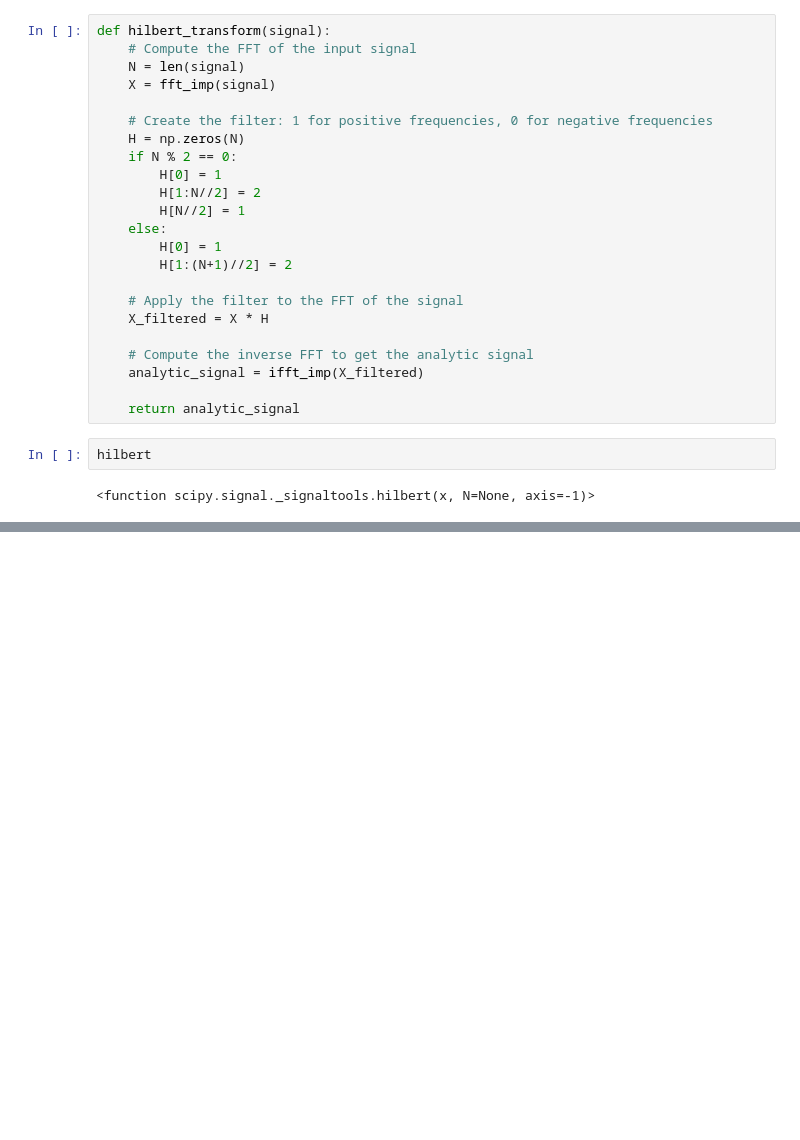
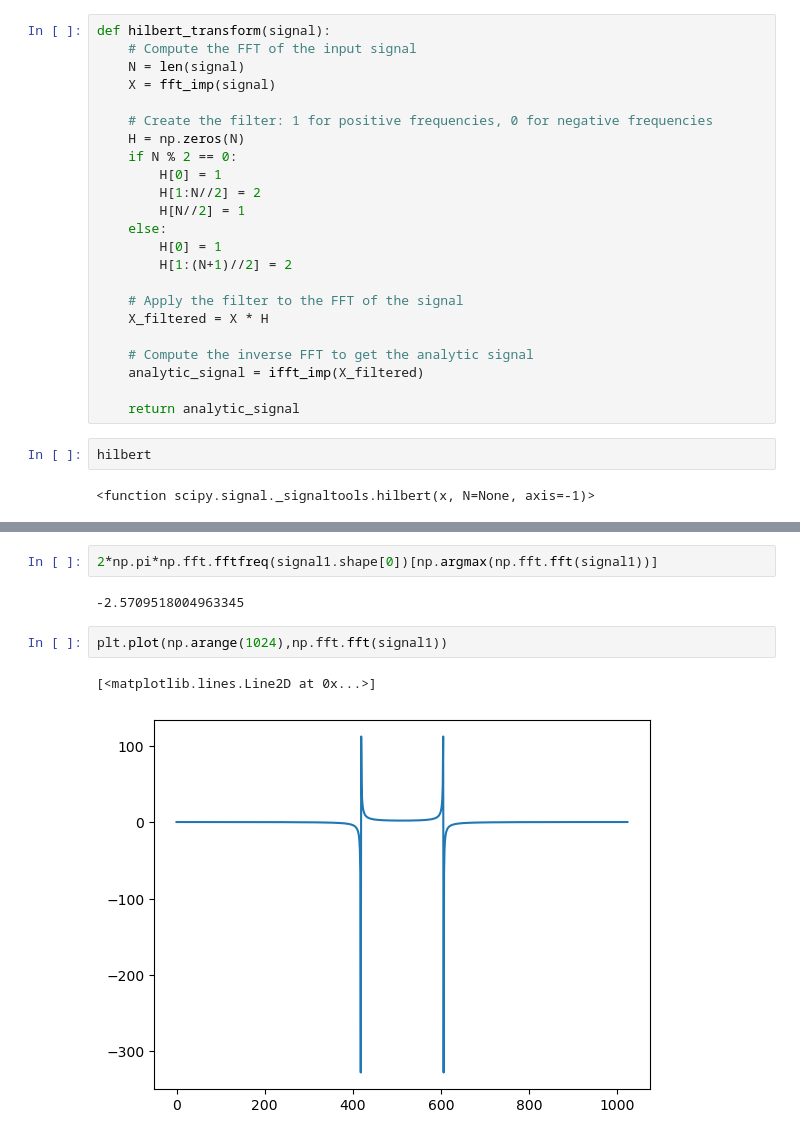
Before and after one commit to alireza-astane/Radio_Telescope_Signal_Processing, a Jupyter notebook: methods.ipynb, the cells around one changed output, grey strips where cells are left out. Drawn from its saved outputs; the diff is of its cells as text; blank space fills up the shorter version.

```diff
--- a/methods.ipynb
+++ b/methods.ipynb
@@ -578,0 +598,9 @@ hilbert
+# %%
+2*np.pi*np.fft.fftfreq(signal1.shape[0])[np.argmax(np.fft.fft(signal1))]
+# %% [output]
+-2.5709518004963345
+# %%
+plt.plot(np.arange(1024),np.fft.fft(signal1))
+# %% [output]
+[<matplotlib.lines.Line2D at 0x...>]
+[figure, added]
```
Also changed, not shown: parts of 44 cells of this notebook, 19 other files.
